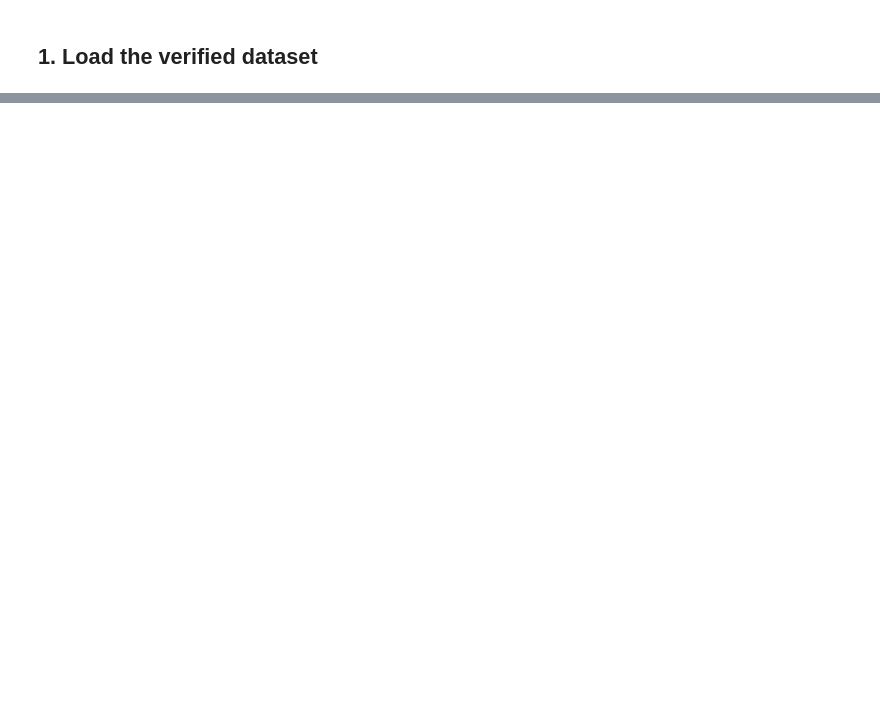
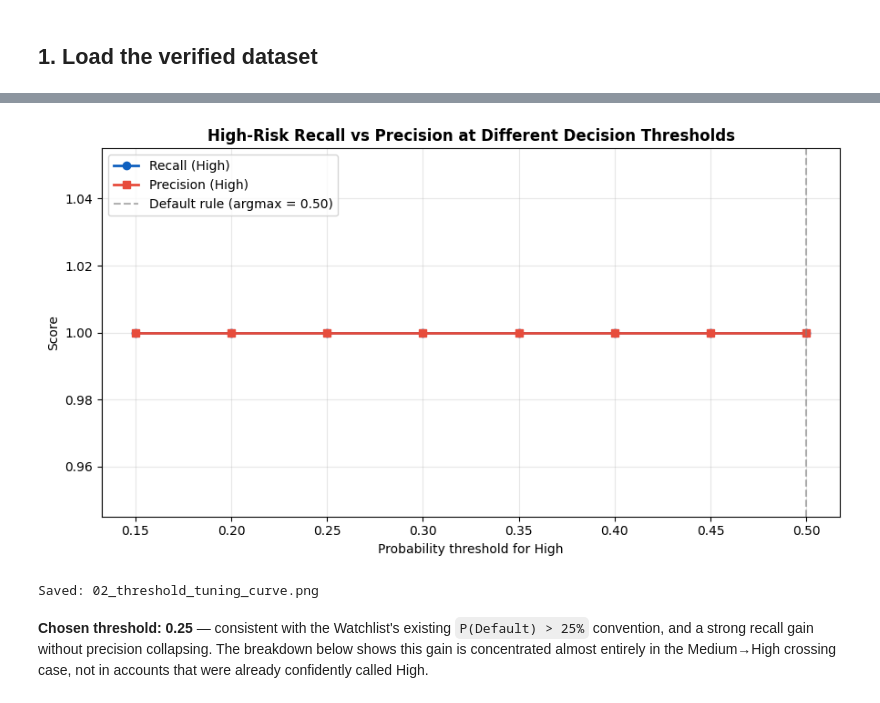
Before and after one commit to dmutoni/BK_sentinel, a Jupyter notebook: model-training/02_layer1_classification.ipynb, the cells around one changed output, grey strips where cells are left out. Drawn from its saved outputs; the diff is of its cells as text; code cells hidden in the pictures; blank space fills up the shorter version.

```diff
--- a/model-training/02_layer1_classification.ipynb
+++ b/model-training/02_layer1_classification.ipynb
@@ -757,0 +867,23 @@ Logistic Regression prediction distribution:
+# %%
+proba_test = best_model.predict_proba(X_test)
+p_high     = proba_test[:, 2]   # column 2 = High
+actual_high = (y_test == 2).astype(int)
+
+thresholds = np.round(np.arange(0.15, 0.55, 0.05), 2)
+threshold_rows = []
+
+for t in thresholds:
+    pred_high = (p_high >= t).astype(int)
+    tp = ((pred_high == 1) & (actual_high == 1)).sum()
+    fp = ((pred_high == 1) & (actual_high == 0)).sum()
+    fn = ((pred_high == 0) & (actual_high == 1)).sum()
+    recall    = tp / (tp + fn) if (tp + fn) > 0 else 0
+    precision = tp / (tp + fp) if (tp + fp) > 0 else 0
+    threshold_rows.append({
+        'threshold': t, 'recall_high': recall,
+        'precision_high': precision, 'n_flagged': int(pred_high.sum())
+    })
+
+threshold_df = pd.DataFrame(threshold_rows)
+print('Recall / Precision for High at each probability threshold:')
+print(threshold_df.to_string(index=False, float_format='{:.3f}'.format))
@@ -757,0 +901,25 @@ Logistic Regression prediction distribution:
+# %%
+fig, ax = plt.subplots(figsize=(9, 5))
+ax.plot(threshold_df['threshold'], threshold_df['recall_high'],
+        marker='o', color='#0e5fbf', linewidth=2, label='Recall (High)')
+ax.plot(threshold_df['threshold'], threshold_df['precision_high'],
+        marker='s', color='#e74c3c', linewidth=2, label='Precision (High)')
+ax.axvline(0.50, color='gray', linestyle='--', alpha=0.6, label='Default rule (argmax = 0.50)')
+ax.set_xlabel('Probability threshold for High')
+ax.set_ylabel('Score')
+ax.set_title('High-Risk Recall vs Precision at Different Decision Thresholds', fontweight='bold')
+ax.legend()
+ax.grid(True, alpha=0.3)
+plt.tight_layout()
+plt.savefig('02_threshold_tuning_curve.png', dpi=150, bbox_inches='tight')
+plt.show()
+print('Saved: 02_threshold_tuning_curve.png')
+# %% [output]
+[figure, added]
+Saved: 02_threshold_tuning_curve.png
+# %% [markdown]
+**Chosen threshold: 0.25** — consistent with the Watchlist's existing
+`P(Default) > 25%` convention, and a strong recall gain without precision
+collapsing. The breakdown below shows this gain is concentrated almost
+entirely in the Medium→High crossing case, not in accounts that were
+already confidently called High.
```
Also changed, not shown: parts of 71 cells of this notebook, 52 other files.
